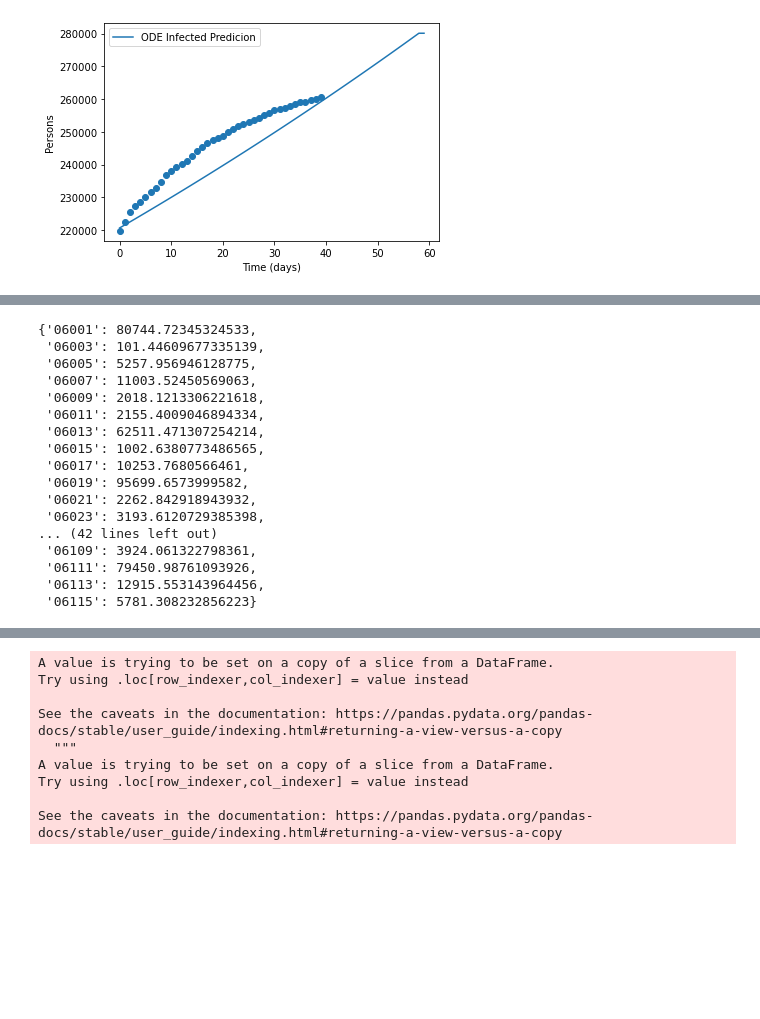
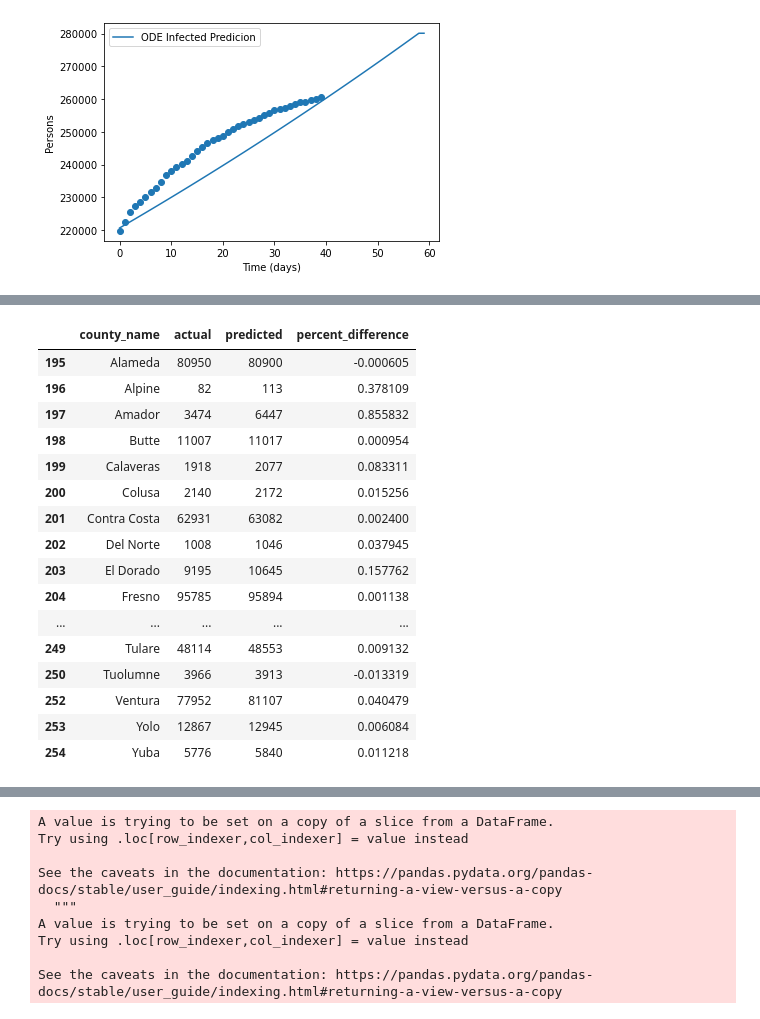
Before and after one commit to wendyw1999/epidemiology_capstone_project, a Jupyter notebook: notebooks/Stimulation.ipynb, the cells around one changed output, grey strips where cells are left out. Saved outputs shown, nothing was run; the diff lists cells and outputs as text; code cells hidden in the pictures; blank space fills up the shorter version.

```diff
--- a/notebooks/Stimulation.ipynb
+++ b/notebooks/Stimulation.ipynb
@@ -283,7 +410,7 @@ for key in california_county_dict.keys():
 # %%
 fips_neighbor_dict = generate_sc_neighbor_dictionary(us_confirmed_df) #TODO: use dictionary of a larger area
 fips_neighbor_dict = california_county_dict
-d1 = calculate_i_t1("1/21/21",fips_neighbor_dict,us_confirmed_df,.2,14,us_death_df,mobility,n=5)
+d1 = calculate_i_t1("3/2/21",fips_neighbor_dict,us_confirmed_df,.2,14,us_death_df,mobility,n=5)
 li = list(d1.keys())
-interpret_dictionary_FIP(d1,us_confirmed_df)
+#interpret_dictionary_FIP(d1,us_confirmed_df)
 # %% [output]
@@ -309,11 +419,11 @@ interpret_dictionary_FIP(d1,us_confirmed_df)
 fips_neighbor_dict =california_county_dict
 #TODO: Take a list of Betas and Ds/ Dictionaries
 
-d1 = calculate_i_t1("2/28/21",fips_neighbor_dict,us_confirmed_df,0.0045431843251672295,12548.92719232403,us_death_df,mobility,n=5)
+d1 = calculate_i_t1("3/2/21",fips_neighbor_dict,us_confirmed_df,0.0045431843251672295,12548.92719232403,us_death_df,mobility,n=5)
 
-check_prediction(li,d1,us_confirmed_df,"3/1/21").rename({"Admin2":"county_name","1/22/21":"actual"},axis=1)
+df_pred = check_prediction(li,d1,us_confirmed_df,"3/3/21").rename({"Admin2":"county_name","3/3/21":"actual"},axis=1)
 
-
+df_pred.to_csv('pred_3_2')
 #border, lat and long should be the opposite, lat different * 2, long different * 2.
 # %% [output]
 06073
@@ -352,20 +444,0 @@ See the caveats in the documentation: https://pandas.pydata.org/pandas-docs/stab
-# %%
-d1
-# %% [output]
-{'06001': 80744.72345324533,
- '06003': 101.44609677335139,
- '06005': 5257.956946128775,
- '06007': 11003.52450569063,
- '06009': 2018.1213306221618,
- '06011': 2155.4009046894334,
- '06013': 62511.471307254214,
- '06015': 1002.6380773486565,
- '06017': 10253.7680566461,
- '06019': 95699.6573999582,
- '06021': 2262.842918943932,
- '06023': 3193.6120729385398,
-... (42 lines left out)
- '06109': 3924.061322798361,
- '06111': 79450.98761093926,
- '06113': 12915.553143964456,
- '06115': 5781.308232856223}
@@ -372,3 +455,23 @@ d1
+# %%
+df_pred
+# %% [output]
+|  | county_name | actual | predicted | percent_difference |
+| 195 | Alameda | 80950 | 80900 | -0.000605 |
+| 196 | Alpine | 82 | 113 | 0.378109 |
+| 197 | Amador | 3474 | 6447 | 0.855832 |
+| 198 | Butte | 11007 | 11017 | 0.000954 |
+| 199 | Calaveras | 1918 | 2077 | 0.083311 |
+| 200 | Colusa | 2140 | 2172 | 0.015256 |
+| 201 | Contra Costa | 62931 | 63082 | 0.002400 |
+| 202 | Del Norte | 1008 | 1046 | 0.037945 |
+| 203 | El Dorado | 9195 | 10645 | 0.157762 |
+| 204 | Fresno | 95785 | 95894 | 0.001138 |
+| ... | ... | ... | ... | ... |
+| 249 | Tulare | 48114 | 48553 | 0.009132 |
+| 250 | Tuolumne | 3966 | 3913 | -0.013319 |
+| 252 | Ventura | 77952 | 81107 | 0.040479 |
+| 253 | Yolo | 12867 | 12945 | 0.006084 |
+| 254 | Yuba | 5776 | 5840 | 0.011218 |
 # %%
 def calculate_delta_initialization(dic,county_name,us_confirmed_df,t2_date):
     '''
```
Also changed, not shown: parts of 22 cells of this notebook, 8 other files.
